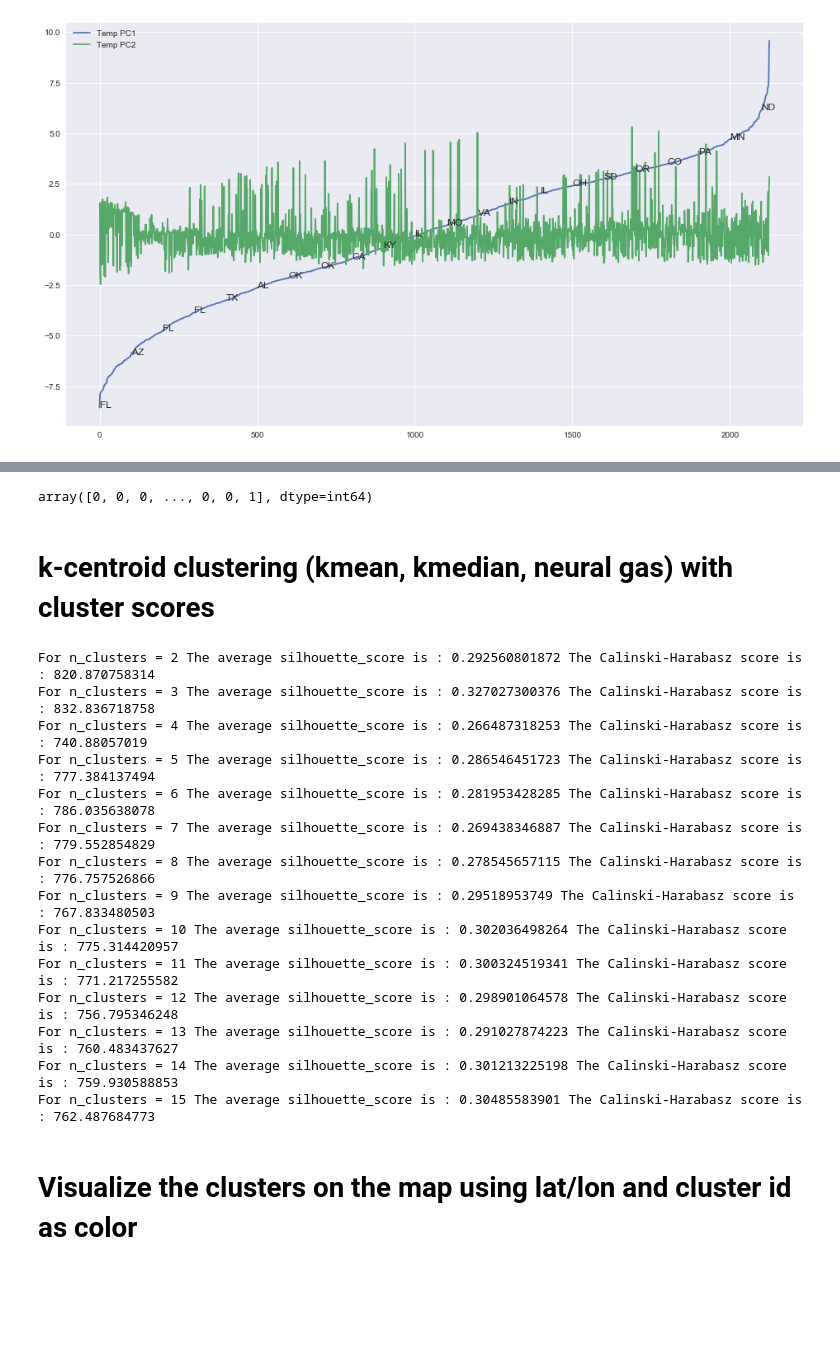
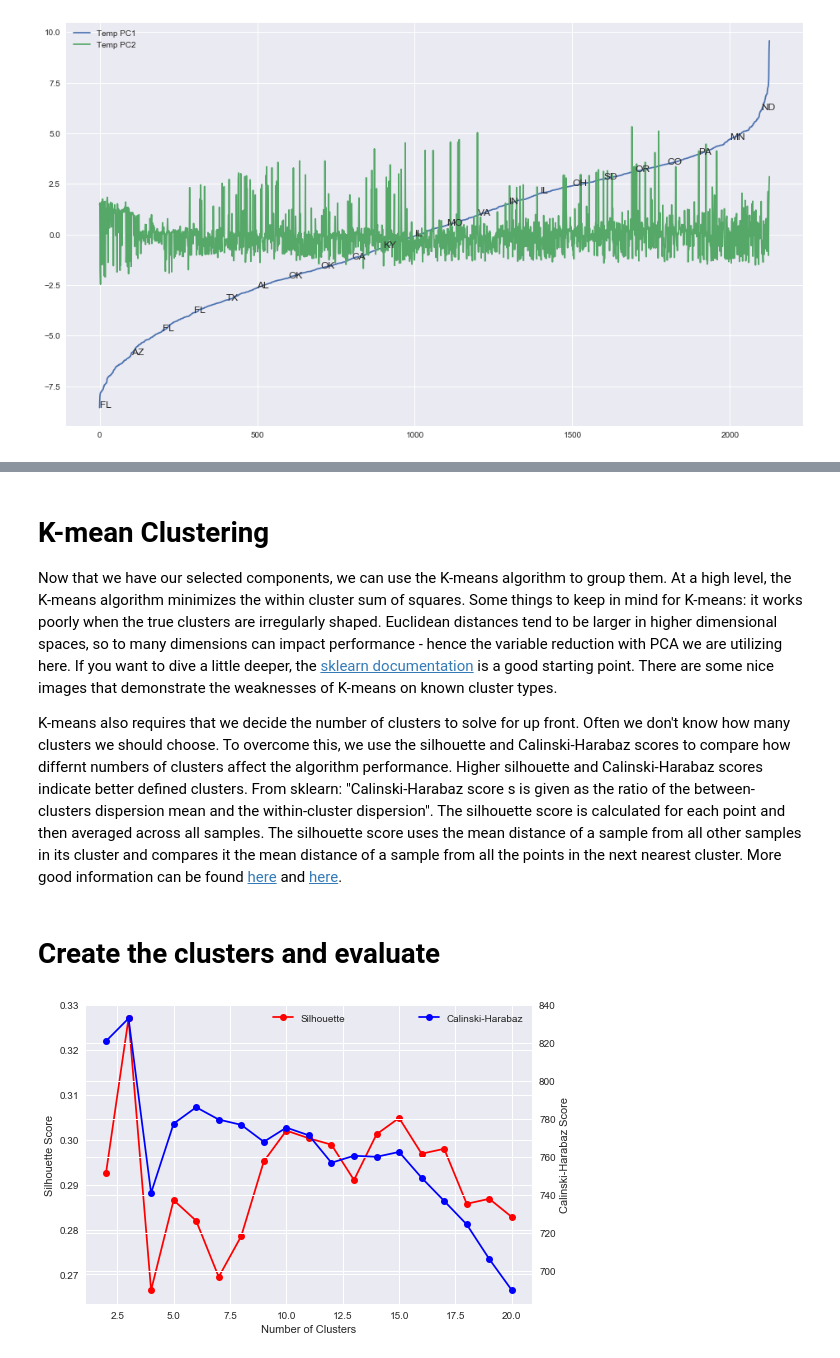
Before and after one commit to johnkmaxi/johnkmaxi.github.io, a Jupyter notebook: notebooks/Variable-Reduction-with-PCA.ipynb, the cells around one changed output, grey strips where cells are left out. Cells and saved outputs as stored; diff of their text form; code cells hidden in the pictures; blank space fills up the shorter version.

```diff
--- a/notebooks/Variable-Reduction-with-PCA.ipynb
+++ b/notebooks/Variable-Reduction-with-PCA.ipynb
@@ -173,7 +214,6 @@ cluster_data = data[[x for x in data.columns if re.search('Comp[123]$', x)]]
-# %%
-ac = AgglomerativeClustering()
-ac.fit_predict(cluster_data)
-# %% [output]
-array([0, 0, 0, ..., 0, 0, 1], dtype=int64)
-# %% [markdown]
-# k-centroid clustering (kmean, kmedian, neural gas) with cluster scores
+# %% [markdown]
+# K-mean Clustering
+
+Now that we have our selected components, we can use the K-means algorithm to group them. At a high level, the K-means algorithm minimizes the within cluster sum of squares. Some things to keep in mind for K-means: it works poorly when the true clusters are irregularly shaped. Euclidean distances tend to be larger in higher dimensional spaces, so to many dimensions can impact performance - hence the variable reduction with PCA we are utilizing here. If you want to dive a little deeper, the [sklearn documentation](http://scikit-learn.org/stable/modules/clustering.html#k-means) is a good starting point. There are some nice images that demonstrate the weaknesses of K-means on known cluster types.
+
+K-means also requires that we decide the number of clusters to solve for up front. Often we don't know how many clusters we should choose. To overcome this, we use the silhouette and Calinski-Harabaz scores to compare how differnt numbers of clusters affect the algorithm performance. Higher silhouette and Calinski-Harabaz scores indicate better defined clusters. From sklearn: "Calinski-Harabaz score s is given as the ratio of the between-clusters dispersion mean and the within-cluster dispersion". The silhouette score is calculated for each point and then averaged across all samples. The silhouette score uses the mean distance of a sample from all other samples in its cluster and compares it the mean distance of a sample from all the points in the next nearest cluster. More good information can be found [here](http://scikit-learn.org/stable/modules/clustering.html#silhouette-coefficient) and [here](http://scikit-learn.org/stable/modules/clustering.html#calinski-harabaz-index).
@@ -180,5 +223,10 @@ array([0, 0, 0, ..., 0, 0, 1], dtype=int64)
+# %% [markdown]
+# Create the clusters and evaluate
 # %%
-for n_clusters in [2,3,4,5,6,7,8,9,10,11,12,13,14,15]:
+kscores = []
+chscores = []
+cluster_number = [2,3,4,5,6,7,8,9,10,11,12,13,14,15,16,17,18,19,20]
+for n_clusters in cluster_number:
     # Initialize the clusterer with n_clusters value and a random generator
     # seed of 10 for reproducibility.
     clusterer = KMeans(n_clusters=n_clusters, random_state=10)
@@ -189,23 +237,18 @@ for n_clusters in [2,3,4,5,6,7,8,9,10,11,12,13,14,15]:
     # clusters
     silhouette_avg = silhouette_score(cluster_data, cluster_labels)
     ch_score = calinski_harabaz_score(cluster_data, cluster_labels)
-    print("For n_clusters =", n_clusters,
-          "The average silhouette_score is :", silhouette_avg,
-          "The Calinski-Harabasz score is :", ch_score)
+    kscores.append(silhouette_avg)
+    chscores.append(ch_score)
-# %% [output]
-For n_clusters = 2 The average silhouette_score is : 0.292560801872 The Calinski-Harabasz score is : 820.870758314
-For n_clusters = 3 The average silhouette_score is : 0.327027300376 The Calinski-Harabasz score is : 832.836718758
-For n_clusters = 4 The average silhouette_score is : 0.266487318253 The Calinski-Harabasz score is : 740.88057019
-For n_clusters = 5 The average silhouette_score is : 0.286546451723 The Calinski-Harabasz score is : 777.384137494
-For n_clusters = 6 The average silhouette_score is : 0.281953428285 The Calinski-Harabasz score is : 786.035638078
-For n_clusters = 7 The average silhouette_score is : 0.269438346887 The Calinski-Harabasz score is : 779.552854829
-For n_clusters = 8 The average silhouette_score is : 0.278545657115 The Calinski-Harabasz score is : 776.757526866
-For n_clusters = 9 The average silhouette_score is : 0.29518953749 The Calinski-Harabasz score is : 767.833480503
-For n_clusters = 10 The average silhouette_score is : 0.302036498264 The Calinski-Harabasz score is : 775.314420957
-For n_clusters = 11 The average silhouette_score is : 0.300324519341 The Calinski-Harabasz score is : 771.217255582
-For n_clusters = 12 The average silhouette_score is : 0.298901064578 The Calinski-Harabasz score is : 756.795346248
-For n_clusters = 13 The average silhouette_score is : 0.291027874223 The Calinski-Harabasz score is : 760.483437627
-For n_clusters = 14 The average silhouette_score is : 0.301213225198 The Calinski-Harabasz score is : 759.930588853
-For n_clusters = 15 The average silhouette_score is : 0.30485583901 The Calinski-Harabasz score is : 762.487684773
-# %% [markdown]
-# Visualize the clusters on the map using lat/lon and cluster id as color
+# %%
+fig, ax = plt.subplots()
+ax.plot(cluster_number, kscores, color='r', marker='o', label='Silhouette')
+ax2 = ax.twinx()
+ax2.plot(cluster_number, chscores, color='b', marker='o', label='Calinski-Harabaz')
+ax.legend(loc=9)
+ax2.legend()
+ax.set_ylabel('Silhouette Score')
+ax2.set_ylabel('Calinski-Harabaz Score')
+ax.set_xlabel('Number of Clusters')
+plt.show();
+# %% [output]
+[figure, added]
```
Also changed, not shown: parts of 32 cells of this notebook, 7 other files.
